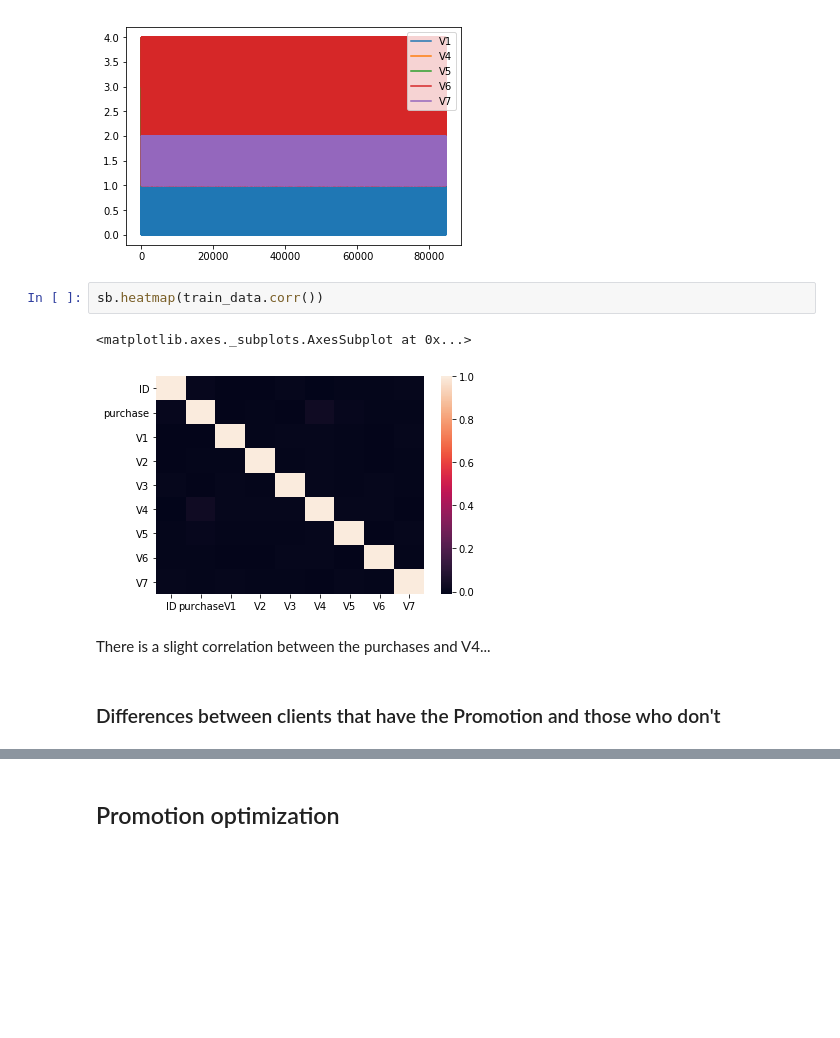
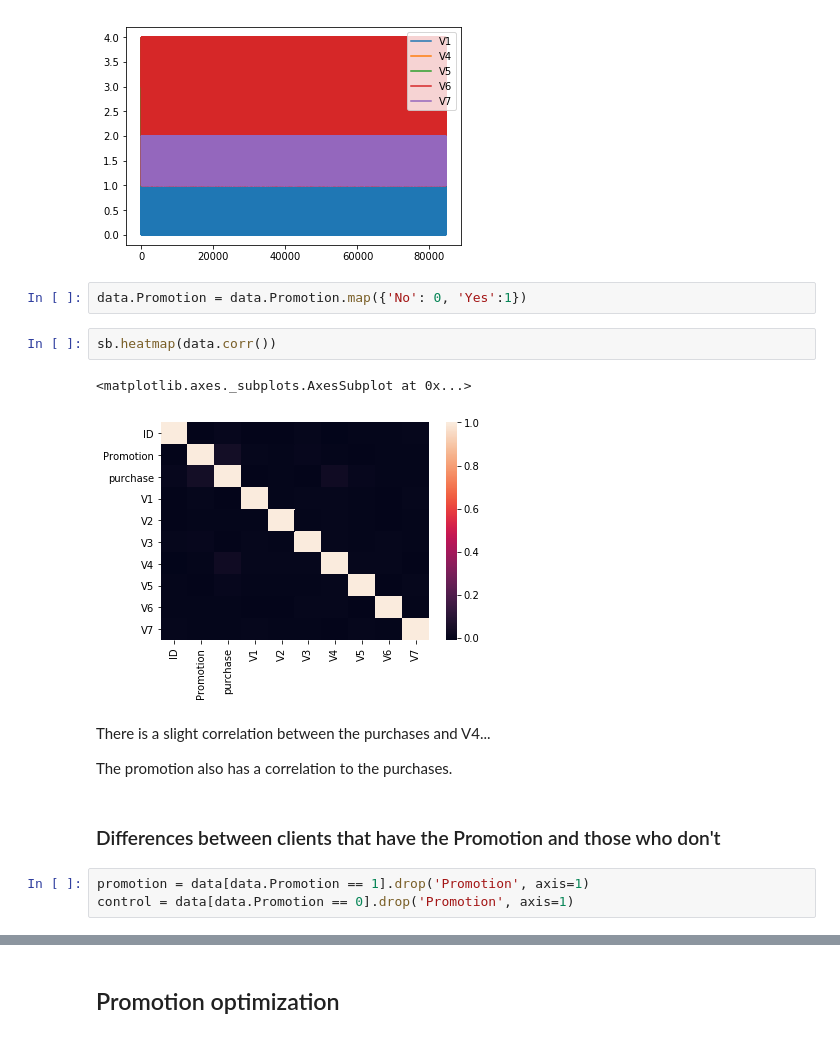
Before and after one commit to mtasende/data-scientist-nanodegree, a Jupyter notebook: projects/p04_starbucks/Starbucks.ipynb, the cells around one changed output, grey strips where cells are left out. Saved outputs shown, nothing was run; the diff lists cells and outputs as text; blank space fills up the shorter version.

```diff
--- a/projects/p04_starbucks/Starbucks.ipynb
+++ b/projects/p04_starbucks/Starbucks.ipynb
@@ -333,12 +336,19 @@ int_data.plot()
 # %% [output]
 <matplotlib.axes._subplots.AxesSubplot at 0x...>
 [figure]
+# %%
+data.Promotion = data.Promotion.map({'No': 0, 'Yes':1})
 # %%
-sb.heatmap(train_data.corr())
+sb.heatmap(data.corr())
 # %% [output]
 <matplotlib.axes._subplots.AxesSubplot at 0x...>
-[figure, old version]
+[figure, new version]
 # %% [markdown]
 There is a slight correlation between the purchases and V4...
+
+The promotion also has a correlation to the purchases.
 # %% [markdown]
 ### Differences between clients that have the Promotion and those who don't
+# %%
+promotion = data[data.Promotion == 1].drop('Promotion', axis=1)
+control = data[data.Promotion == 0].drop('Promotion', axis=1)
```
Also changed, not shown: parts of 31 cells of this notebook.
